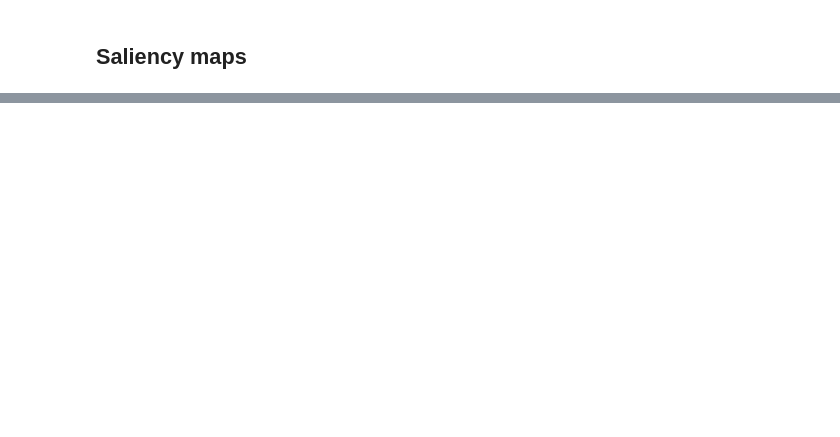
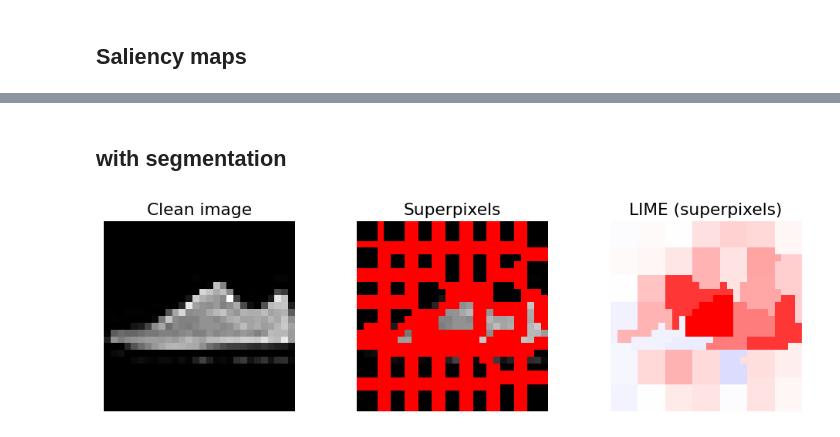
Before and after one commit to TommasoCestari/ExplainableAI_project, a Jupyter notebook: stability_white_noise_senn_id.ipynb, the cells around one changed output, grey strips where cells are left out. Saved outputs shown, nothing was run; the diff lists cells and outputs as text; code cells hidden in the pictures; blank space fills up the shorter version.

Commit message:
ready for second run LIME

```diff
--- a/stability_white_noise_senn_id.ipynb
+++ b/stability_white_noise_senn_id.ipynb
@@ -168,0 +231,50 @@ plot_stability_comparison(
+# %% [markdown]
+## with segmentation
+# %%
+import numpy as np
+from skimage.segmentation import slic, mark_boundaries
+
+# Load LIME superpixel outputs
+sp_dir = Path("results/fashion_mnist_lambda1e-2_c5_seed29/posthoc_superpixels")
+sp_labels = torch.load(sp_dir / "lime_labels.pt")
+sp_attrs  = torch.load(sp_dir / "lime_attributions.pt")
+sp_preds  = torch.load(sp_dir / "lime_predictions.pt")
+
+# Pick the same sneaker index as before
+sneaker_indices = (sp_labels == 7).nonzero(as_tuple=True)[0]
+i = sneaker_indices[11].item()
+
+# Get the matching image from the test set
+x_i, y_i = test_dl.dataset[i]  # x_i is normalized
+x_i = x_i.unsqueeze(0)         # [1,1,28,28]
+
+# Attribution for that image
+attr_i = sp_attrs[i].squeeze().cpu().numpy()  # [28,28]
+
+# Denormalize for visualization
+img_pix = denormalize(x_i).clamp(0, 1)[0, 0].cpu().numpy()
+
+# Superpixels (match run_lime.py defaults)
+sp = slic(img_pix, n_segments=50, compactness=0.1, start_label=0, channel_axis=None)
+
+# Plot
+vmax = np.max(np.abs(attr_i))
+vmin = -vmax
+
+fig, axes = plt.subplots(1, 3, figsize=(10, 3))
+axes[0].imshow(img_pix, cmap="gray", vmin=0, vmax=1)
+axes[0].set_title("Clean image")
+axes[0].axis("off")
+
+axes[1].imshow(mark_boundaries(img_pix, sp, color=(1, 0, 0)))
+axes[1].set_title("Superpixels")
+axes[1].axis("off")
+
+axes[2].imshow(attr_i, cmap="bwr", vmin=vmin, vmax=vmax)
+axes[2].set_title("LIME (superpixels)")
+axes[2].axis("off")
+
+plt.tight_layout()
+plt.show()
+# %% [output]
+[figure, added]
```
Also changed, not shown: parts of 14 cells of this notebook, 1 other file.
